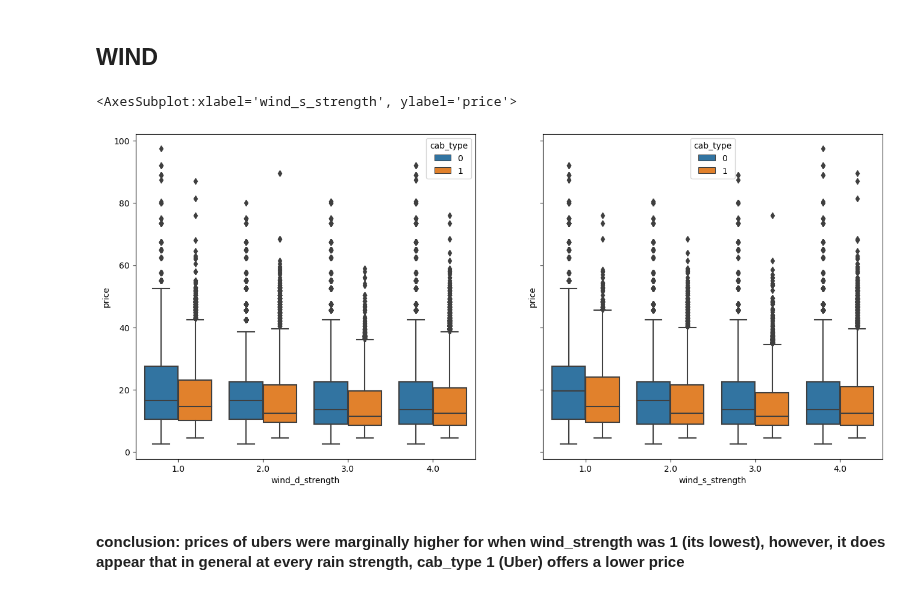
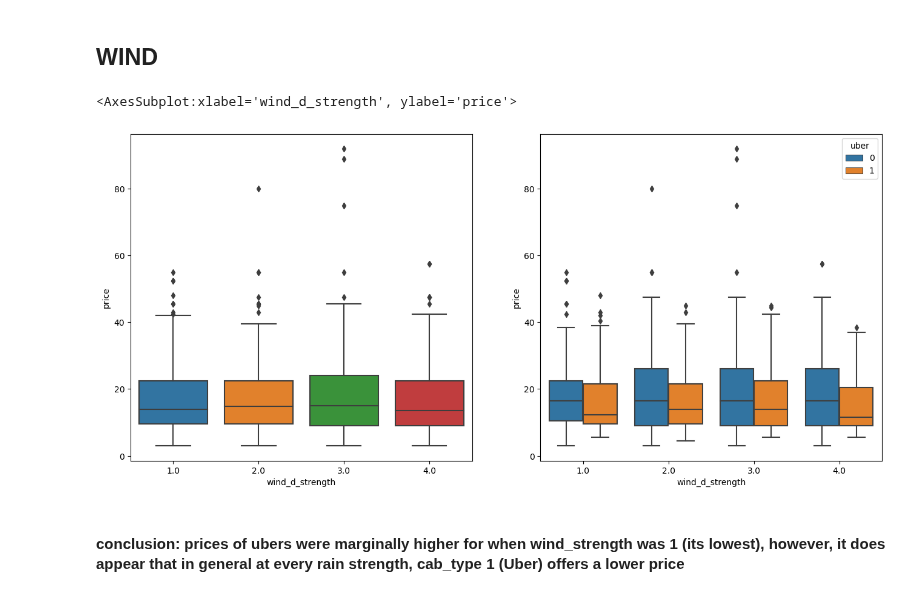
Before and after one commit to cndywu/TheYelpers, a Jupyter notebook: Cindy_EDA.ipynb, the cells around one changed output. Cells and saved outputs as stored; diff of their text form; code cells hidden in the pictures.

```diff
--- a/Cindy_EDA.ipynb
+++ b/Cindy_EDA.ipynb
@@ -12,4 +20,2 @@ test = pd.read_csv('test.csv')
 # %% [markdown]
 ### change cab_type to binary value
-# %%
-train['cab_type'] = train['cab_type'].replace({'Uber':1,'Lyft':0})
@@ -27,27 +25,21 @@ train.head(3)
 # %% [markdown]
 ## WIND
 # %%
-wd25, wd50, wd75 = train['wind_destination'].quantile([0.25, 0.5, 0.75])
-ws25, ws50, ws75 = train['wind_source'].quantile([0.25, 0.5, 0.75])
+wd25, wd50, wd75 = train['wind'].quantile([0.25, 0.5, 0.75])
+ws25, ws50, ws75 = train['wind'].quantile([0.25, 0.5, 0.75])
 # %%
 # wind destination
-train.loc[train['wind_destination'] < wd25, 'wind_d_strength'] = 1
-train.loc[((train['wind_destination'] < wd50) & (train['wind_destination'] >= wd25)), 'wind_d_strength'] = 2
-train.loc[((train['wind_destination'] < wd75) & (train['wind_destination'] >= wd50)), 'wind_d_strength'] = 3
-train.loc[train['wind_destination'] >= wd75, 'wind_d_strength'] = 4
+train.loc[train['wind'] < wd25, 'wind_d_strength'] = 1
+train.loc[((train['wind'] < wd50) & (train['wind'] >= wd25)), 'wind_d_strength'] = 2
+train.loc[((train['wind'] < wd75) & (train['wind'] >= wd50)), 'wind_d_strength'] = 3
+train.loc[train['wind'] >= wd75, 'wind_d_strength'] = 4
-# %%
-# wind source
-train.loc[train['wind_source'] < ws25, 'wind_s_strength'] = 1
-train.loc[((train['wind_source'] < ws50) & (train['wind_source'] >= ws25)), 'wind_s_strength'] = 2
-train.loc[((train['wind_source'] < ws75) & (train['wind_source'] >= ws50)), 'wind_s_strength'] = 3
-train.loc[train['wind_source'] >= ws75, 'wind_s_strength'] = 4
 # %%
 fig, ax =plt.subplots(1,2, figsize=(16, 7))
-sns.boxplot(ax=ax[0], data = train, x = 'wind_d_strength', y = 'price', hue = 'cab_type')
-sns.boxplot(ax=ax[1], data = train, x = 'wind_s_strength', y = 'price', hue = 'cab_type')
+sns.boxplot(ax=ax[0], data = train, x = 'wind_d_strength', y = 'price')
+sns.boxplot(ax=ax[1], data = train, x = 'wind_d_strength', y = 'price', hue = 'uber')
 # %% [output]
-<AxesSubplot:xlabel='wind_s_strength', ylabel='price'>
+<AxesSubplot:xlabel='wind_d_strength', ylabel='price'>
-[figure, old version]
+[figure, new version]
 # %% [markdown]
 #### conclusion: prices of ubers were marginally higher for when wind_strength was 1 (its lowest), however, it does appear that in general at every rain strength, cab_type 1 (Uber) offers a lower price
 # %% [markdown]
```
Also changed, not shown: parts of 17 cells of this notebook.
